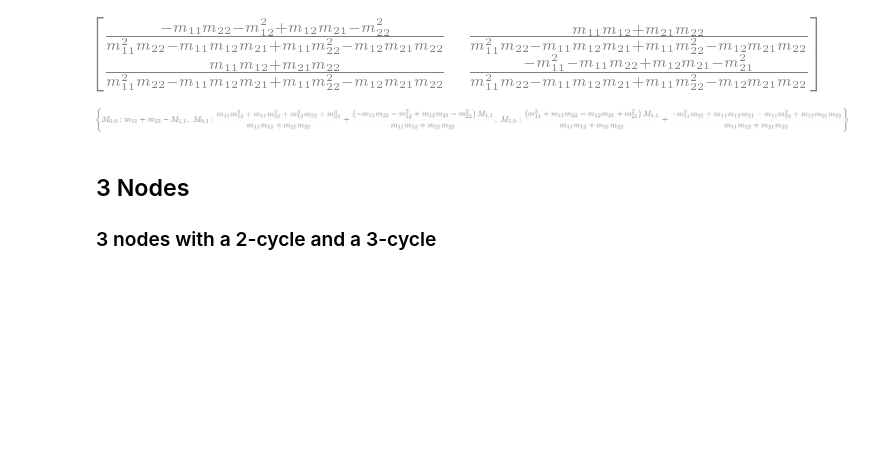
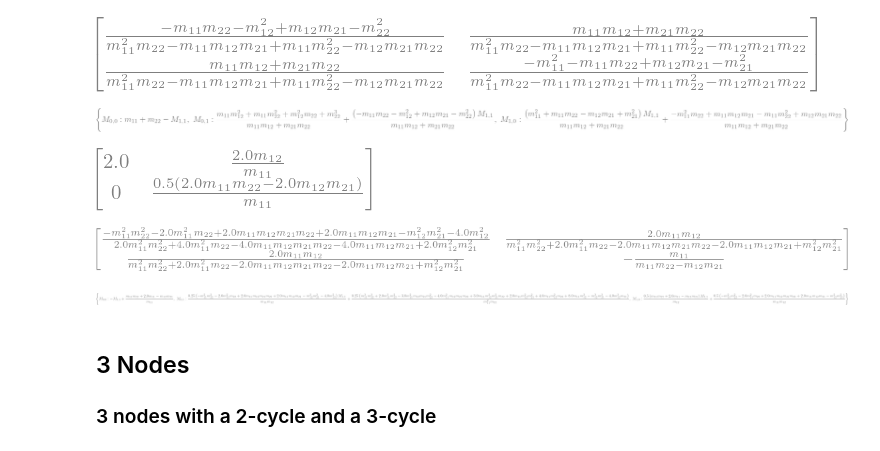
Before and after one commit to eva-resch/tum_masterthesis, a Jupyter notebook: example_gen.ipynb, the cells around one changed output. Drawn from its saved outputs; the diff is of its cells as text; code cells hidden in the pictures; blank space fills up the shorter version.

```diff
--- a/example_gen.ipynb
+++ b/example_gen.ipynb
@@ -22,10 +31,12 @@ $$(M^{-1})_{\cdot i} = M^{-1}e_i = \frac{1}{b_i}\mathbb{E}(X^I(t)).$$
 # %%
 def adjust_M(M: Matrix, A: list[int], b: list[float], emp_mean: list[float], p: int) -> Matrix:
     if (len(emp_mean) != p) | (len(A) != len(b)):
+    # if len(A) != len(b):
         print("The dimensions of the input don't match.")
         return M
     M_inv = M.inv()
-    for index, col in A:
+    for index, col in enumerate(A):
+        # M_inv.col(index) = (1 / b[index]) * emp_mean
         for row in range(p):
             M_inv[row, col] = (1 / b[index]) * emp_mean[row]
     return M_inv.inv()
@@ -55,11 +69,29 @@ cov = solve_lyapunov(M, C, p)
 cov
 # %% [output]
 [figure]
-# %%
-M = MatrixSymbol("M", p, p).as_explicit()
-solve(M*cov + cov*M.T + C, M)
-# %% [output]
-[figure, removed]
+# %%
+M_est = solve_lyapunov_M(Sigma=cov, C=C, p=p)
+M_est
+# %% [output]
+[figure, added]
+# %%
+A = list([0])
+b = [2]
+emp_mean = Matrix([[1], [0]])
+M = adjust_M(M=M, A=A, b=b, emp_mean=emp_mean, p=p)
+M
+# %% [output]
+[figure, added]
+# %%
+cov = solve_lyapunov_cov(M, C, p)
+cov
+# %% [output]
+[figure, added]
+# %%
+M_est = solve_lyapunov_M(Sigma=cov, C=C, p=p)
+M_est
+# %% [output]
+[figure, added]
 # %% [markdown]
 ## 3 Nodes
 ### 3 nodes with a 2-cycle and a 3-cycle
```
Also changed, not shown: parts of 12 cells of this notebook.
